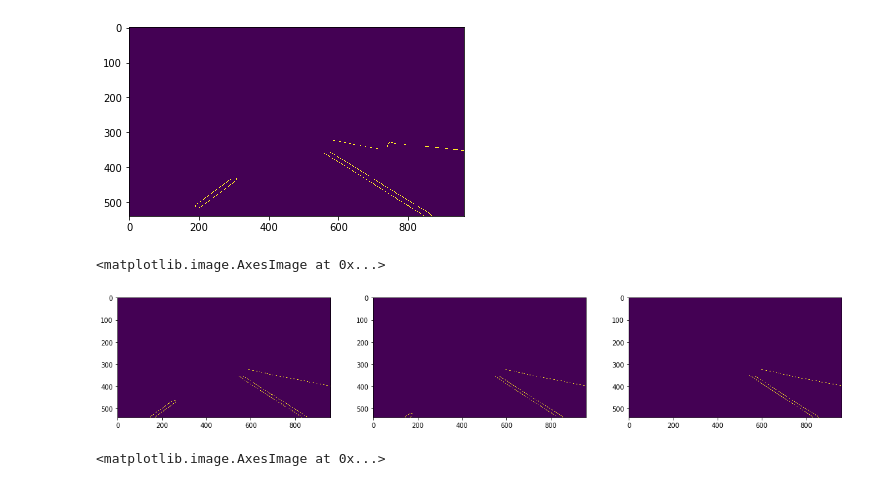
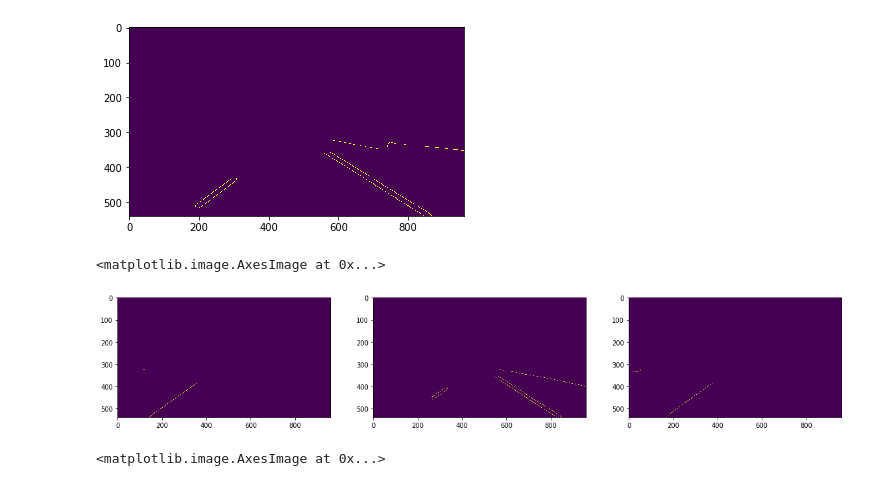
Before and after one commit to tempflip/deep_lanes, a Jupyter notebook: videos-to-images.ipynb, the cells around one changed output. Saved outputs shown, nothing was run; the diff lists cells and outputs as text; code cells hidden in the pictures.

```diff
--- a/videos-to-images.ipynb
+++ b/videos-to-images.ipynb
@@ -15,7 +15,8 @@ import numpy as np
 import matplotlib.pyplot as plt
 %matplotlib inline
 # %%
-clip = VideoFileClip('videos/solidWhiteRight.mp4')
+clip1 = VideoFileClip('videos/solidWhiteRight.mp4')
+clip2 = VideoFileClip('videos/solidYellowLeft.mp4')
 # %%
 def filter(im):
     X = im.shape[1]
@@ -25,7 +26,7 @@ def filter(im):
     im = feature.canny(im, sigma = 4)
     im[0:int(Y*0.6),:] = 0
 
-    image = np.zeros((im.shape))
+    image = np.zeros((im.shape)).astype(int)
     image[im == True] = 255
     return image
 # %%
@@ -33,8 +34,10 @@ im_list = []
 edges_list = []
 
 for t in range(30):
-    im_list.append(clip.get_frame(t/4))
-    edges_list.append(filter(clip.get_frame(t/10)))
+    im_list.append(clip1.get_frame(t/4))
+    edges_list.append(filter(clip1.get_frame(t/10)))
+    im_list.append(clip2.get_frame(t/4))
+    edges_list.append(filter(clip2.get_frame(t/10)))
 # %%
 plt.imshow(filter(im_list[0]))
 # %% [output]
@@ -43,14 +46,14 @@ plt.imshow(filter(im_list[0]))
 # %%
 plt.figure(figsize=(20,20))
 plt.subplot(1,3,1)
-plt.imshow(edges_list[15])
+plt.imshow(edges_list[45])
 plt.subplot(1,3,2)
-plt.imshow(edges_list[16])
+plt.imshow(edges_list[46])
 plt.subplot(1,3,3)
-plt.imshow(edges_list[17])
+plt.imshow(edges_list[47])
 # %% [output]
 <matplotlib.image.AxesImage at 0x...>
-[figure, old version]
+[figure, new version]
 # %%
 SAVE_DIR = './lane_images'
 for i, im in enumerate(im_list):
```
Also changed, not shown: parts of 1 cell of this notebook, 1 other file.
